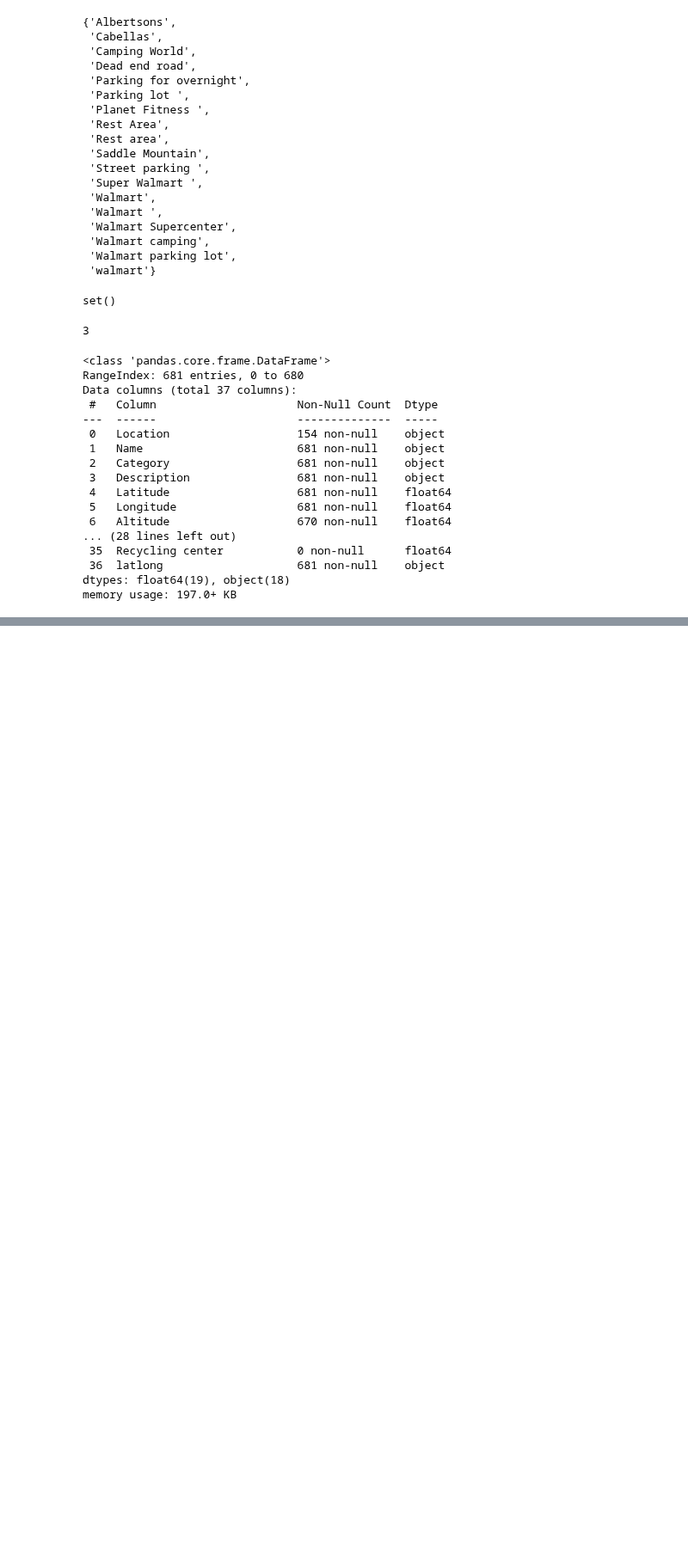
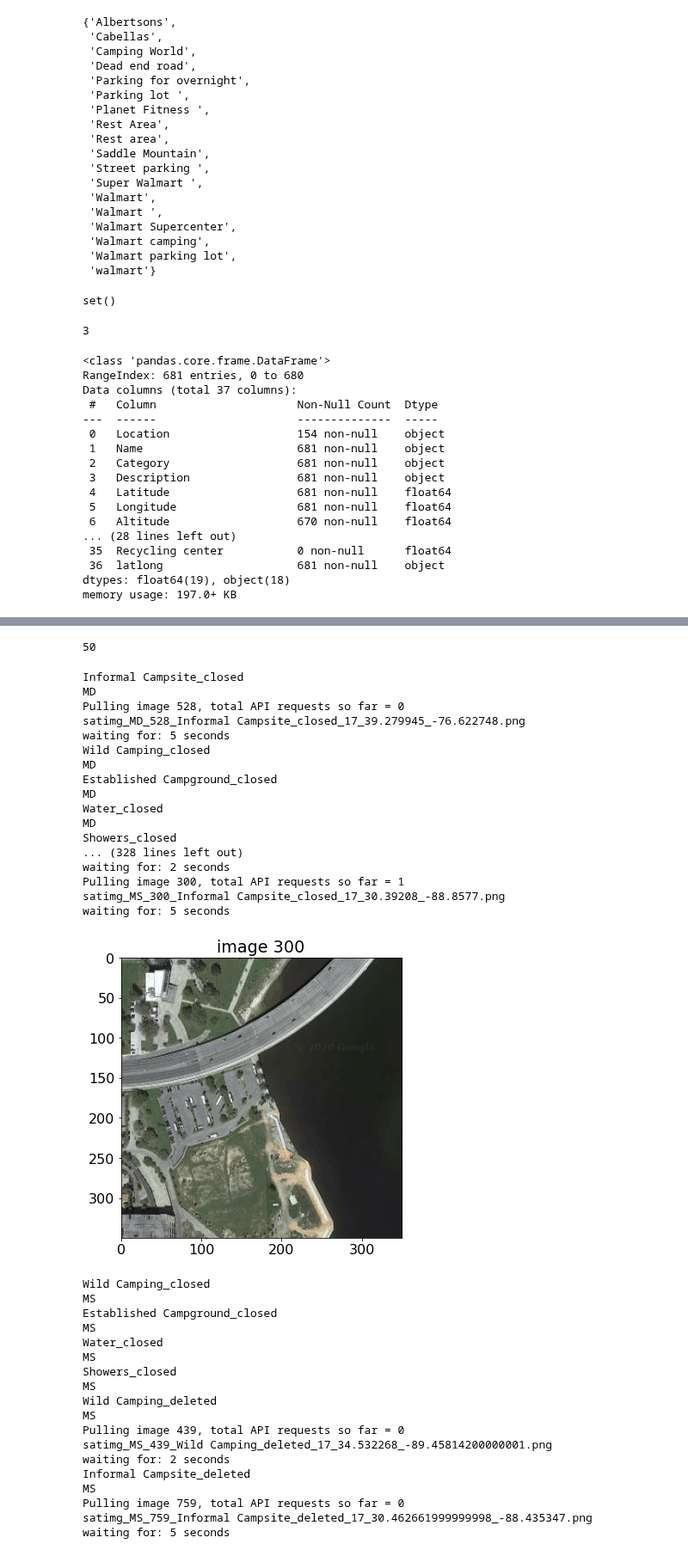
Before and after one commit to paultanger/CampsitePredict, a Jupyter notebook: notebooks/EDA_closed_deleted.ipynb, the cells around one changed output, grey strips where cells are left out. Shown at 86% size. Drawn from its saved outputs; the diff is of its cells as text; code cells hidden in the pictures; blank space fills up the shorter version.

Commit message:
update with consolidated data

```diff
--- a/notebooks/EDA_closed_deleted.ipynb
+++ b/notebooks/EDA_closed_deleted.ipynb
@@ -144,0 +368,63 @@ waiting for: 1 seconds
+# %%
+names = set(names).intersection(set(states))
+# %%
+len(names)
+# %% [output]
+50
+# %%
+# make list of df names
+df_names = []
+for state in names:
+    df_names.append(f'USdata_{state}')
+# %%
+# put data into dfs for each state
+state_dfs = []
+for state, df_name in zip(names, df_names):
+    state_dfs.append(closed_del_combined_final[closed_del_combined_final['State'] == state].copy())
+# %%
+max_requests = 10_000
+# %%
+for name, state in zip(names, state_dfs):
+    for category in categories:
+        print(category)
+        tempdf = state[state['Category'] == category]
+        #tempdf.info()
+        print(name)
+        my_funcs.download_images(gmaps, tempdf, max_requests=max_requests, zoomlevel=17, prefix=f'{name}', out_path=f"../data/sat_images/sites_{name}/{category}/", n_requests=n_requests)
+# %% [output]
+Informal Campsite_closed
+MD
+Pulling image 528, total API requests so far = 0
+satimg_MD_528_Informal Campsite_closed_17_39.279945_-76.622748.png
+waiting for: 5 seconds
+Wild Camping_closed
+MD
+Established Campground_closed
+MD
+Water_closed
+MD
+Showers_closed
+... (328 lines left out)
+waiting for: 2 seconds
+Pulling image 300, total API requests so far = 1
+satimg_MS_300_Informal Campsite_closed_17_30.39208_-88.8577.png
+waiting for: 5 seconds
+[figure, added]
+Wild Camping_closed
+MS
+Established Campground_closed
+MS
+Water_closed
+MS
+Showers_closed
+MS
+Wild Camping_deleted
+MS
+Pulling image 439, total API requests so far = 0
+satimg_MS_439_Wild Camping_deleted_17_34.532268_-89.45814200000001.png
+waiting for: 2 seconds
+Informal Campsite_deleted
+MS
+Pulling image 759, total API requests so far = 0
+satimg_MS_759_Informal Campsite_deleted_17_30.462661999999998_-88.435347.png
+waiting for: 5 seconds
```
Also changed, not shown: parts of 28 cells of this notebook, 1 other file.
